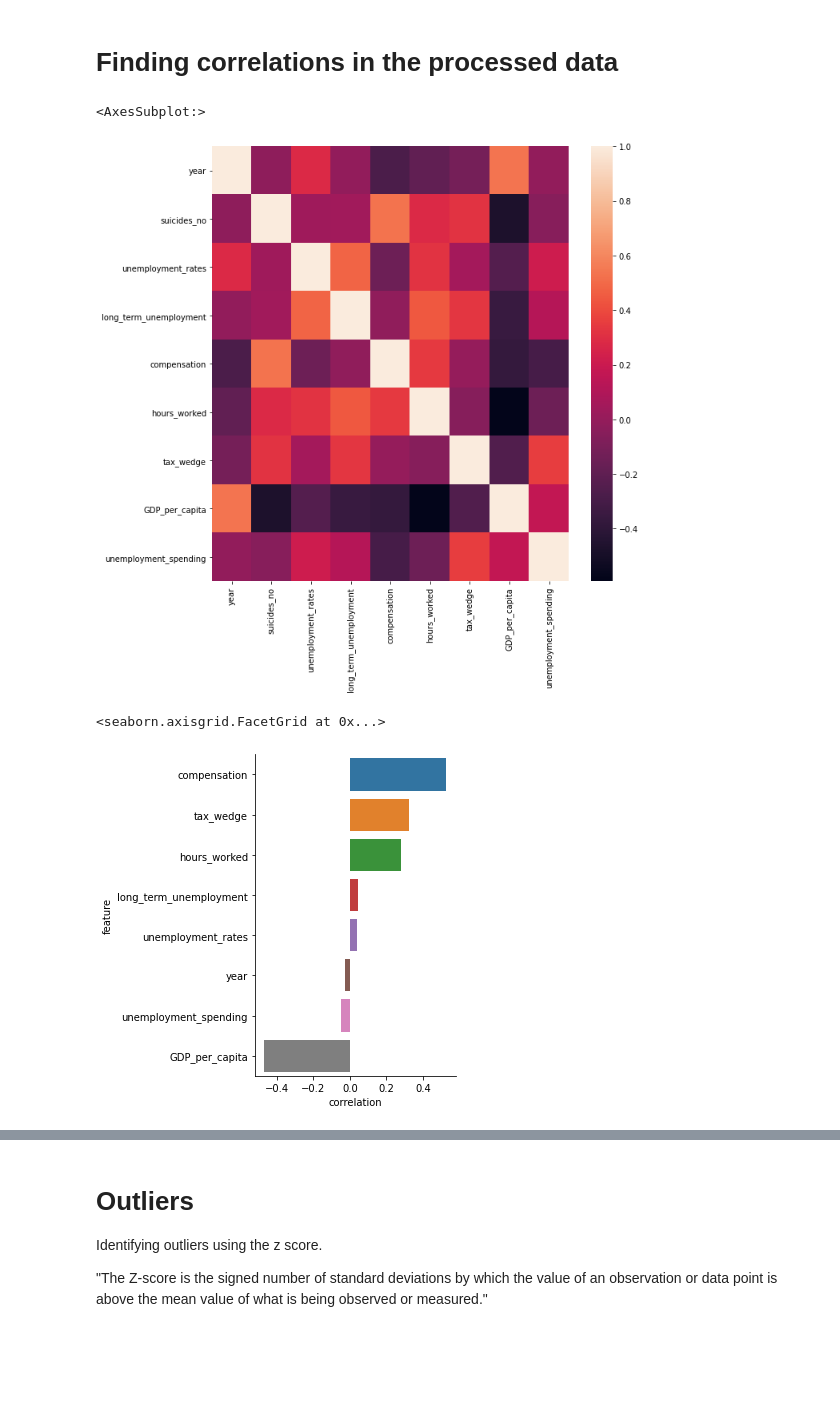
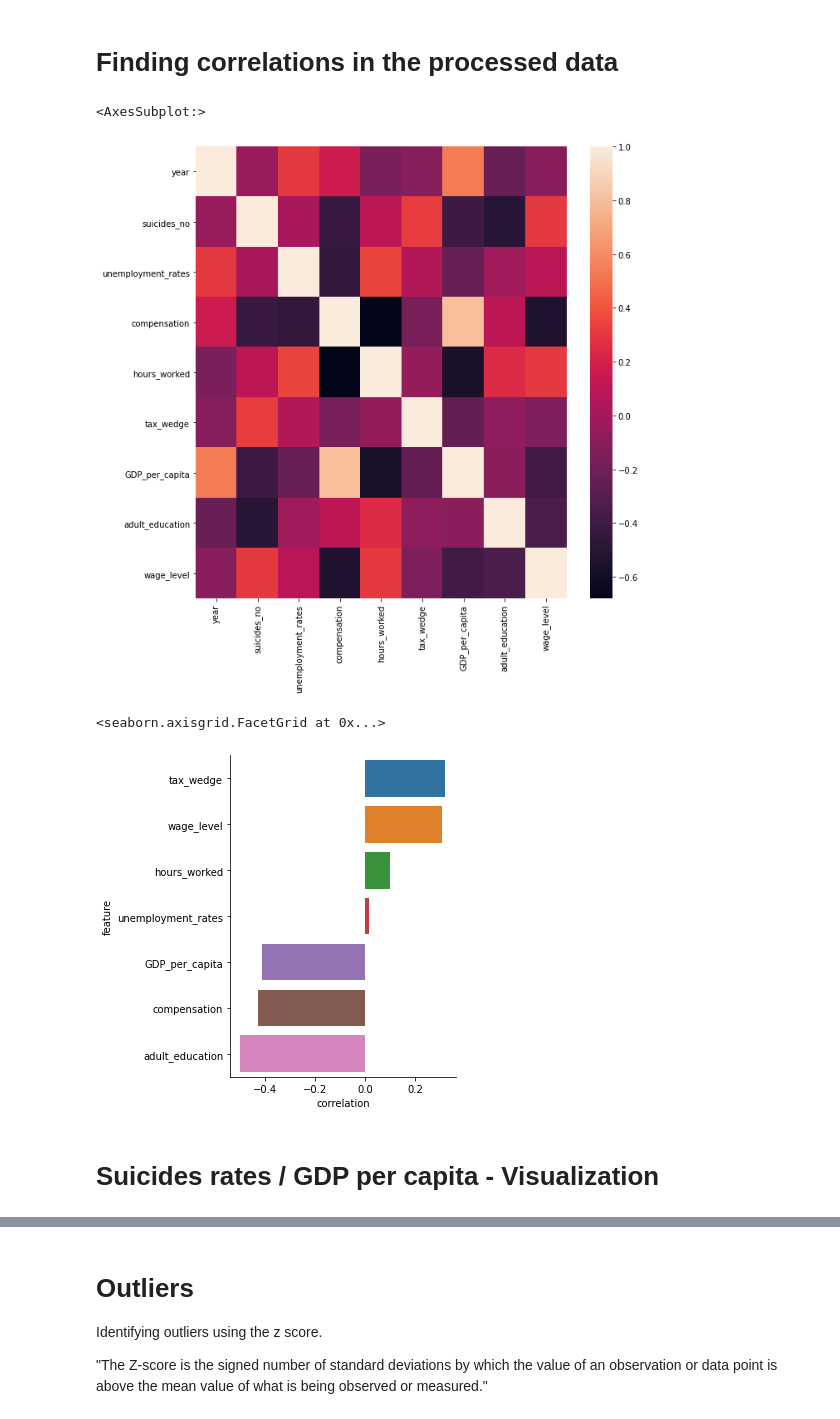
Before and after one commit to iberius96/Python-Suicides-Europe, a Jupyter notebook: main.ipynb, the cells around one changed output, grey strips where cells are left out. Saved outputs shown, nothing was run; the diff lists cells and outputs as text; code cells hidden in the pictures; blank space fills up the shorter version.

Commit message:
Added more meaningful features. Various visualizations.

```diff
--- a/main.ipynb
+++ b/main.ipynb
@@ -17,7 +17,7 @@ import numpy as np
 import pandas as pd
 import seaborn as sns
 # %%
-euro_countries = ['Russian Federation','Ukraine','France','Spain','Sweden','Norway','Germany','Finland','Poland','Italy','United Kingdom','Romania','Belarus','Kazakhstan','Greece','Bulgaria','Iceland','Hungary','Portugal','Austria','Czechia','Serbia','Ireland','Lithuania','Latvia','Croatia','Bosnia and Herzegovina','Slovakia','Estonia','Denmark','Switzerland','Netherlands','Moldova','Belgium','Armenia','Albania','North Macedonia','Turkey','Slovenia','Montenegro','Kosovo','Azerbaijan','Cyprus','Luxembourg','Georgia','Andorra','Malta','Liechtenstein','San Marino','Monaco','Vatican City']
+euro_countries = ['Ukraine','France','Spain','Sweden','Norway','Germany','Finland','Poland','Italy','United Kingdom','Romania','Belarus','Kazakhstan','Greece','Bulgaria','Iceland','Hungary','Portugal','Austria','Czechia','Serbia','Ireland','Lithuania','Latvia','Croatia','Bosnia and Herzegovina','Slovakia','Estonia','Denmark','Switzerland','Netherlands','Moldova','Belgium','Armenia','Albania','North Macedonia','Turkey','Slovenia','Montenegro','Kosovo','Azerbaijan','Cyprus','Luxembourg','Georgia','Andorra','Malta','Liechtenstein','San Marino','Monaco','Vatican City']
 
 def OECD_prepare_data(data, value, drop_sex=True):
     # Drop unused columns
@@ -357,11 +359,11 @@ Public Unemployment spending (total - on % of GDP - 1980-2019)
 # %%
 unemployment_rates = OECD_prepare_data(pd.read_csv('./source/labour/OECD_unemployment.csv'), 'unemployment_rates', False)
-long_term_un = OECD_prepare_data(pd.read_csv('./source/labour/OECD_longTermUnemployment.csv'), 'long_term_unemployment')
 compensation = OECD_prepare_data(pd.read_csv('./source/labour/OECD_compensation.csv'), 'compensation')
 hours = OECD_prepare_data(pd.read_csv('./source/labour/OECD_hours.csv'), 'hours_worked')
 tax_wedge = OECD_prepare_data(pd.read_csv('./source/labour/OECD_taxWedge.csv'), 'tax_wedge')
 gdp_per_capita = OECD_prepare_data(pd.read_csv('./source/labour/OECD_gdpPerCapita.csv'), 'GDP_per_capita')
-unempl_spending = OECD_prepare_data(pd.read_csv('./source/labour/OECD_unemploymentSPending.csv'), 'unemployment_spending')
+adult_education = OECD_prepare_data(pd.read_csv('./source/labour/OECD_adult_education.csv'), 'adult_education')
+wage_level = OECD_prepare_data(pd.read_csv('./source/labour/OECD_wage_level.csv'), 'wage_level')
 # %% [markdown]
 # OECD Labour Market Data - Required actions
 # %% [markdown]
@@ -370,10 +372,6 @@ Left join so we don't lose any year (ie the first year will be the smallest one
 join_columns = ['country', 'year']
 
 labour = unemployment_rates.merge(
-    long_term_un,
-    on = join_columns,
-    how = 'left'
-).merge(
     compensation,
     on = join_columns,
     how = 'left'
@@ -390,7 +388,11 @@ labour = unemployment_rates.merge(
     on = join_columns,
     how = 'left'
 ).merge(
-    unempl_spending,
+    adult_education,
+    on = join_columns,
+    how = 'left'
+).merge(
+    wage_level,
     on = join_columns,
     how = 'left'
 )
@@ -492,17 +520,18 @@ plt.figure(figsize=(10,10))
 sns.heatmap(merged_data[merged_data['sex'] == 'male'].corr())
 # %% [output]
 <AxesSubplot:>
-[figure, old version]
+[figure, new version]
 # %%
 c = merged_data[merged_data['sex'] == 'male'].corr()['suicides_no'].reset_index()
-
 c.columns = ['feature', 'correlation']
-c = c[c['feature'] != 'suicides_no'].sort_values(by=['correlation'], ascending = False)
+c = c[(c['feature'] != 'suicides_no') & (c['feature'] != 'year')].sort_values(by=['correlation'], ascending = False)
 
 sns.catplot(y='feature', x='correlation', data=c,kind='bar', orient='h')
 # %% [output]
 <seaborn.axisgrid.FacetGrid at 0x...>
-[figure, old version]
+[figure, new version]
+# %% [markdown]
+# Suicides rates / GDP per capita - Visualization
 # %%
 df = merged_data[merged_data['sex'] == 'male']
 df = df[['year', 'suicides_no', 'GDP_per_capita']].groupby('year').mean().reset_index()
```
Also changed, not shown: parts of 18 cells of this notebook, 3 other files.
